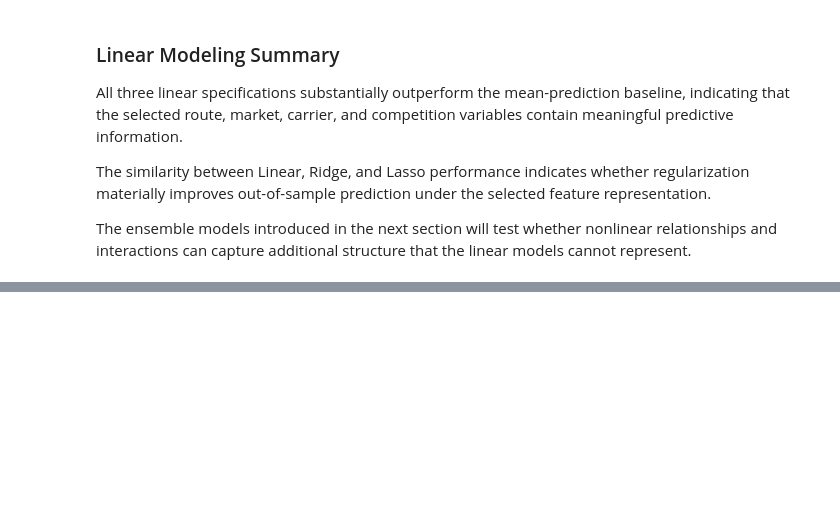
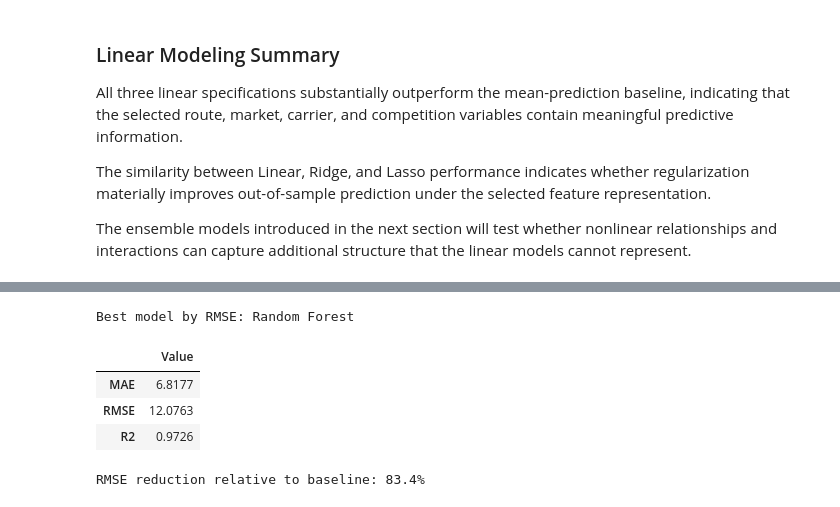
Before and after one commit to eldarhasanly/analysis-of-factors-influencing-airline-ticket-prices-using-statistical-and-machine-learning-methods, a Jupyter notebook: notebooks/airline_fare_analysis.ipynb, the cells around one changed output, grey strips where cells are left out. Saved outputs shown, nothing was run; the diff lists cells and outputs as text; code cells hidden in the pictures; blank space fills up the shorter version.

```diff
--- a/notebooks/airline_fare_analysis.ipynb
+++ b/notebooks/airline_fare_analysis.ipynb
@@ -1089,0 +1270,33 @@ The ensemble models introduced in the next section will test whether nonlinear r
+# %%
+best_model_name = final_results["RMSE"].idxmin()
+best_model_metrics = final_results.loc[best_model_name]
+
+print(f"Best model by RMSE: {best_model_name}")
+display(
+    best_model_metrics
+    .rename("Value")
+    .to_frame()
+    .round(4)
+)
+# %% [output]
+Best model by RMSE: Random Forest
+|  | Value |
+| MAE | 6.8177 |
+| RMSE | 12.0763 |
+| R2 | 0.9726 |
+# %%
+baseline_rmse = final_results.loc["Baseline", "RMSE"]
+best_rmse = best_model_metrics["RMSE"]
+
+rmse_improvement = (
+    (baseline_rmse - best_rmse)
+    / baseline_rmse
+    * 100
+)
+
+print(
+    "RMSE reduction relative to baseline: "
+    f"{rmse_improvement:.1f}%"
+)
+# %% [output]
+RMSE reduction relative to baseline: 83.4%
```
Also changed, not shown: parts of 12 cells of this notebook.
